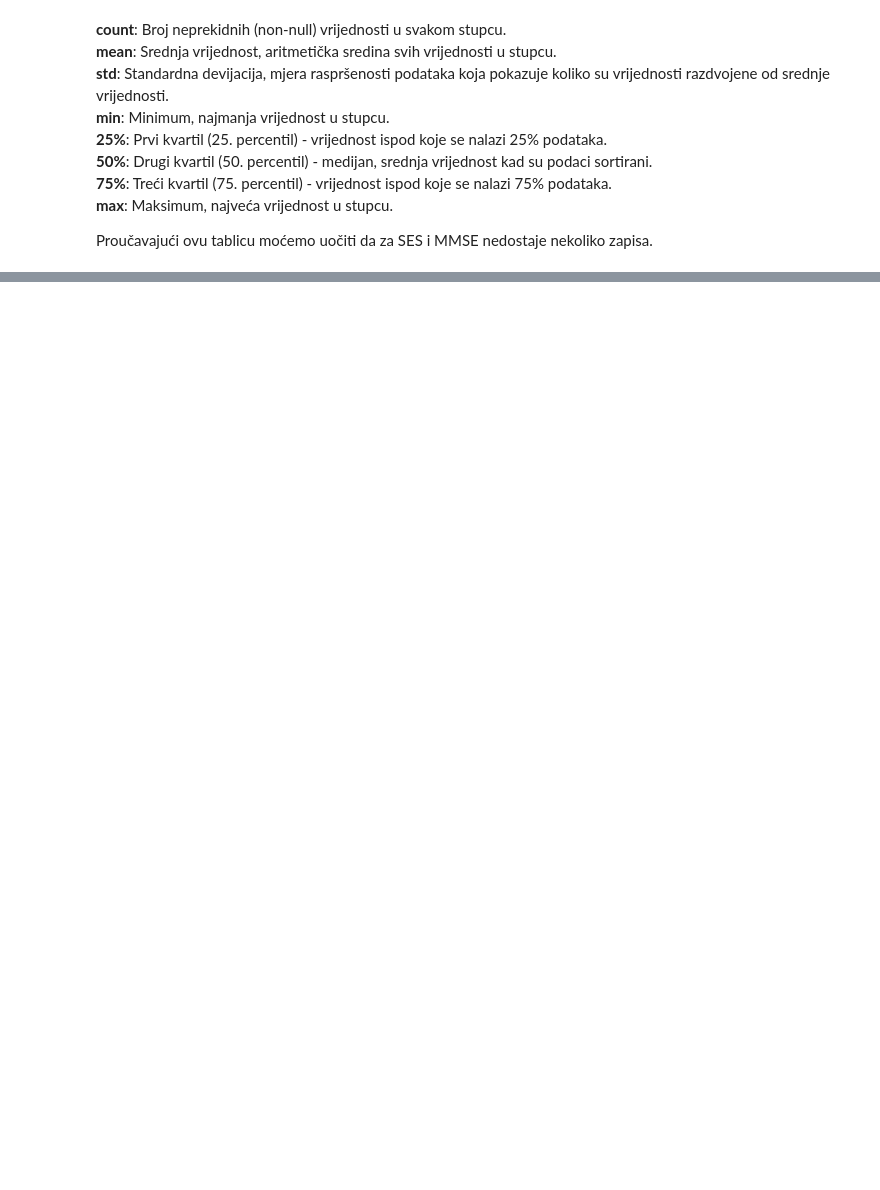
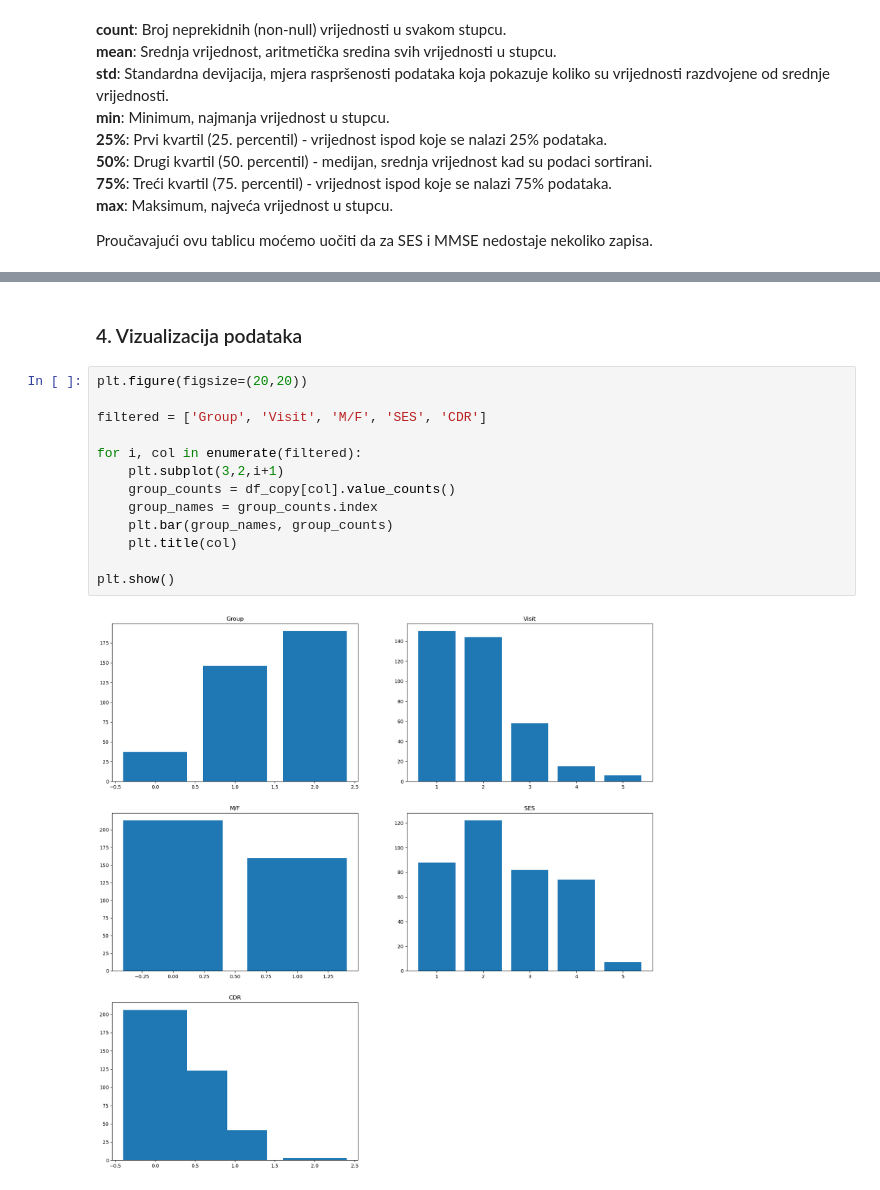
Before and after one commit to zveronika/UUZOP-projekt, a Jupyter notebook: UUZOP-Veronika_Žunar.ipynb, the cells around one changed output, grey strips where cells are left out. Saved outputs shown, nothing was run; the diff lists cells and outputs as text; blank space fills up the shorter version.

Commit message:
Obrada podataka

```diff
--- a/UUZOP-Veronika_Žunar.ipynb
+++ b/UUZOP-Veronika_Žunar.ipynb
@@ -118,0 +230,17 @@ dtype: int64
+# %% [markdown]
+### 4. Vizualizacija podataka
+# %%
+plt.figure(figsize=(20,20))
+
+filtered = ['Group', 'Visit', 'M/F', 'SES', 'CDR']
+
+for i, col in enumerate(filtered):
+    plt.subplot(3,2,i+1)
+    group_counts = df_copy[col].value_counts()
+    group_names = group_counts.index
+    plt.bar(group_names, group_counts)
+    plt.title(col)
+
+plt.show()
+# %% [output]
+[figure, added]
```
Also changed, not shown: parts of 21 cells of this notebook.
